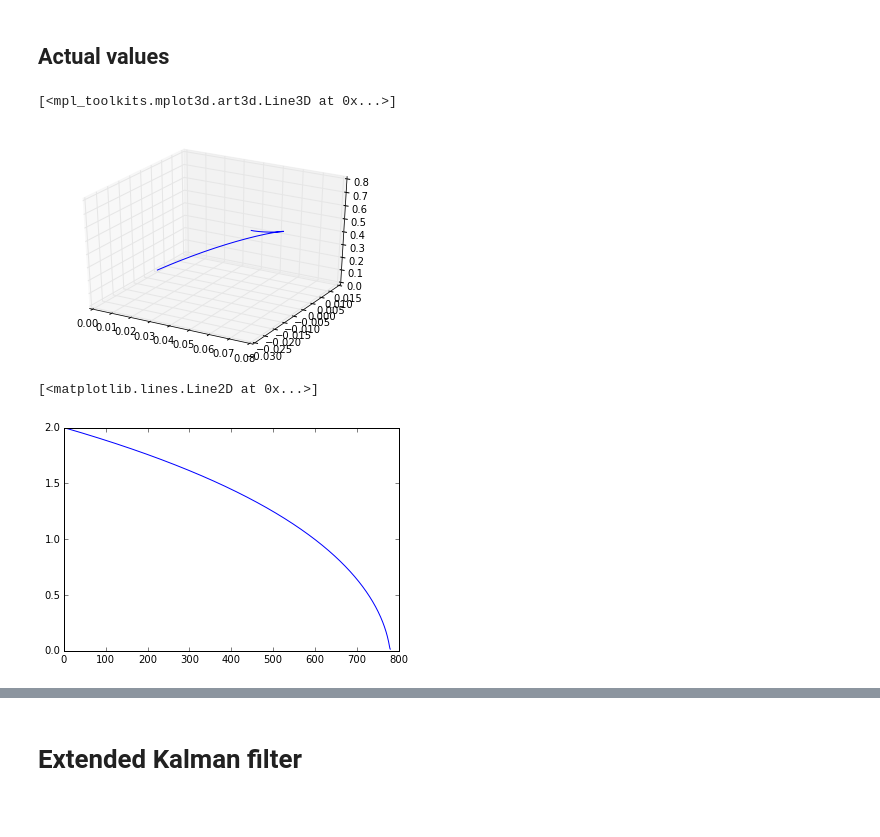
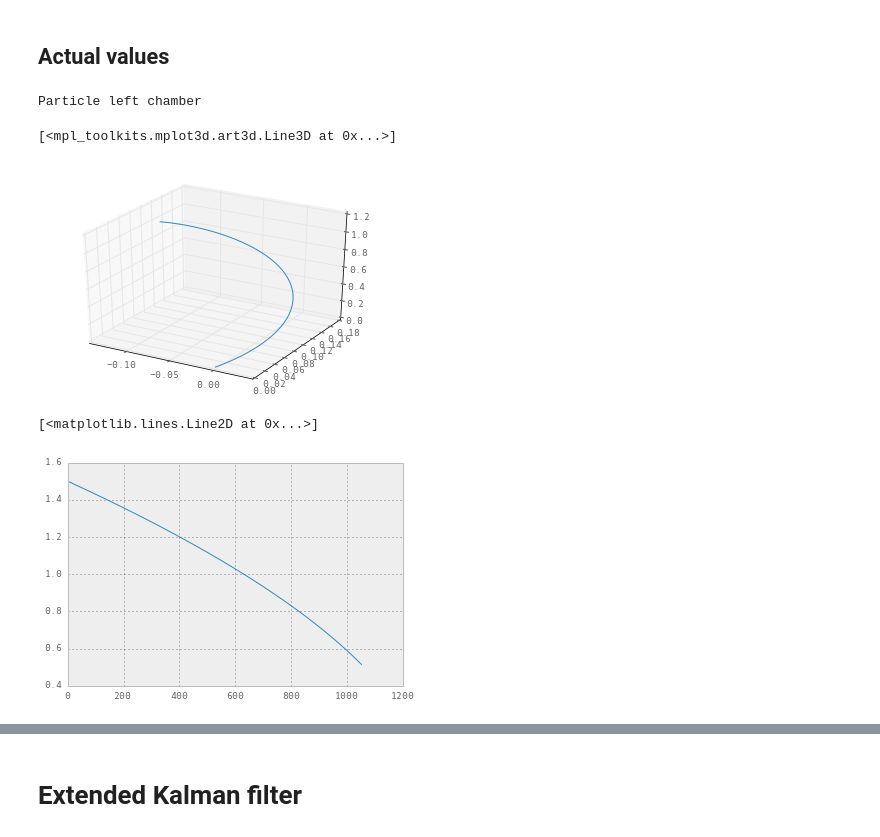
Before and after one commit to chchen123/pytpc, a Jupyter notebook: KalmanFilter.ipynb, the cells around one changed output, grey strips where cells are left out. Cells and saved outputs as stored; diff of their text form; code cells hidden in the pictures.

```diff
--- a/KalmanFilter.ipynb
+++ b/KalmanFilter.ipynb
@@ -15,22 +15,24 @@ import copy
 # %% [markdown]
 ## Actual values
 # %%
-pt = Particle(mass_num=4, charge_num=2, energy_per_particle=2., azimuth=pi/5, polar=pi/20)
-efield = [0, 0, 30e5]
-bfield = [0, 0, 1]
-g = Gas(4, 2, 41.8, 700.)
+pt = Particle(mass_num=4, charge_num=2, energy_per_particle=1.5, azimuth=pi/4, polar=pi/10)
+efield = [0, 0, 15e3]
+bfield = [0, 0, -1]
+g = Gas(4, 2, 41.8, 150.)
 # %%
-pos, vel, time, en = map(numpy.array, track(pt, g, efield, bfield))
+pos, azi, pol, time, en = map(numpy.array, track(pt, g, efield, bfield))
 num_iters = pos.shape[0]
+# %% [output]
+Particle left chamber
 # %%
 fig = plt.figure()
-ax = fig.add_subplot(111, projection='3d', )
+ax = fig.add_subplot(111, projection='3d', axisbg='w')
 ax.plot(pos[:,0], pos[:,1], pos[:,2])
 # %% [output]
 [<mpl_toolkits.mplot3d.art3d.Line3D at 0x...>]
-[figure, old version]
+[figure, new version]
 # %%
 plt.plot(en)
 # %% [output]
 [<matplotlib.lines.Line2D at 0x...>]
-[figure, old version]
+[figure, new version]
```
Also changed, not shown: parts of 41 cells of this notebook, 2 other files.
